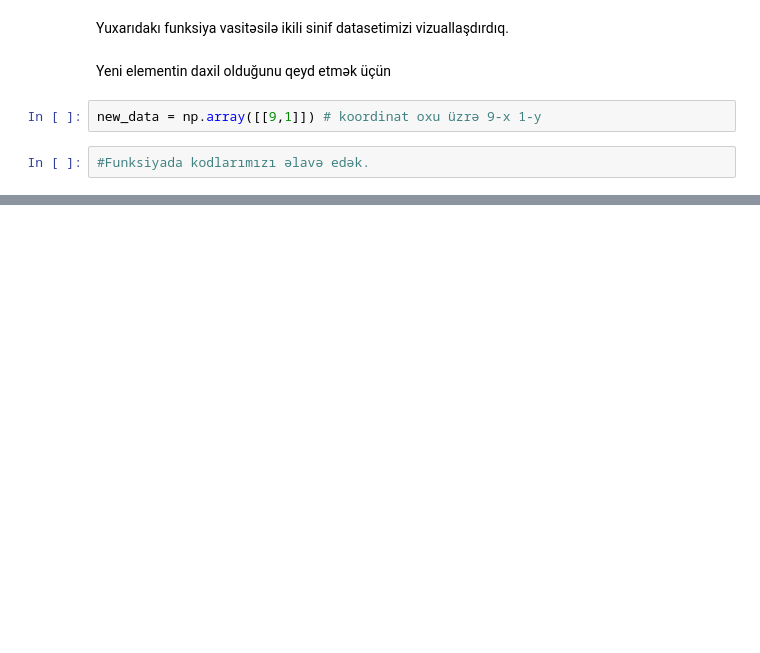
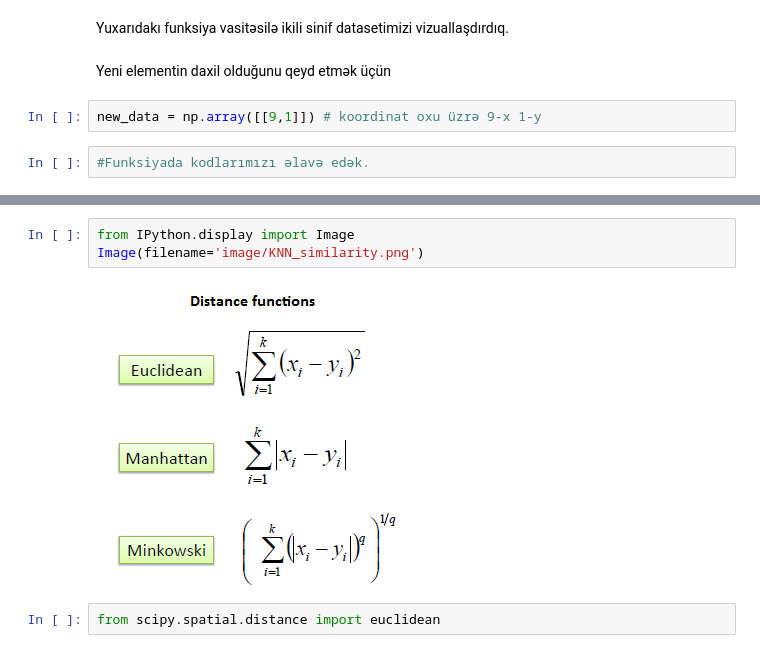
Before and after one commit to RashadGarayev/MachineLearningAZ, a Jupyter notebook: MachineLearningAz/Algorithm.ipynb, the cells around one changed output, grey strips where cells are left out. Cells and saved outputs as stored; diff of their text form; blank space fills up the shorter version.

```diff
--- a/MachineLearningAz/Algorithm.ipynb
+++ b/MachineLearningAz/Algorithm.ipynb
@@ -127,0 +141,7 @@ PlotPoints(X,y,new_data)
+# %%
+from IPython.display import Image
+Image(filename='image/KNN_similarity.png')
+# %% [output]
+[figure, added]
+# %%
+from scipy.spatial.distance import euclidean
```
Also changed, not shown: parts of 13 cells of this notebook.
